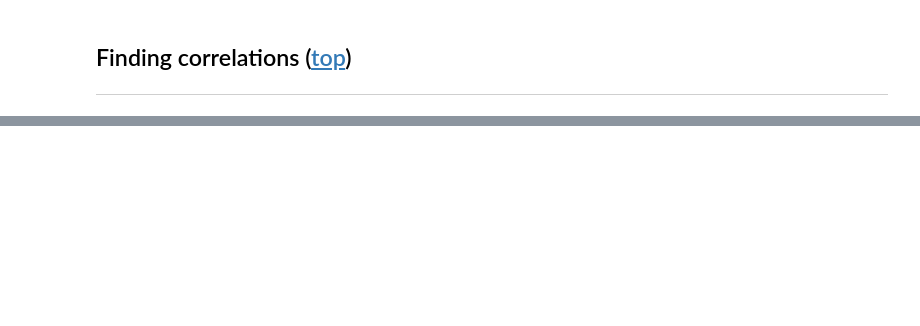
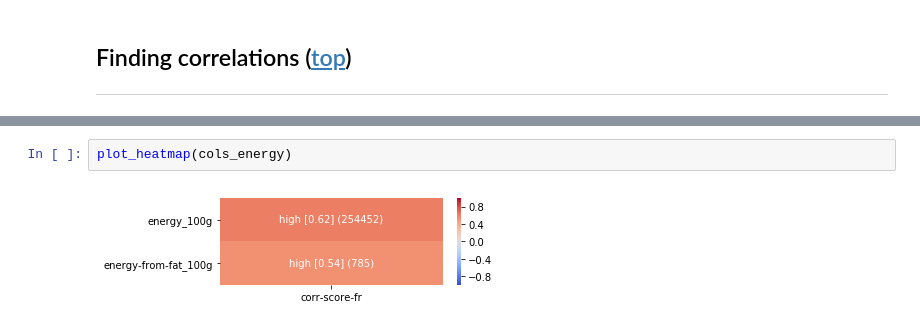
Before and after one commit to jeanrichard/epflx-adsml19-course2-project, a Jupyter notebook: course-02-project-task-f.ipynb, the cells around one changed output, grey strips where cells are left out. Saved outputs shown, nothing was run; the diff lists cells and outputs as text; blank space fills up the shorter version.

```diff
--- a/course-02-project-task-f.ipynb
+++ b/course-02-project-task-f.ipynb
@@ -423,0 +301,4 @@ plt.show()
+# %%
+plot_heatmap(cols_energy)
+# %% [output]
+[figure, added]
```
Also changed, not shown: parts of 53 cells of this notebook.
